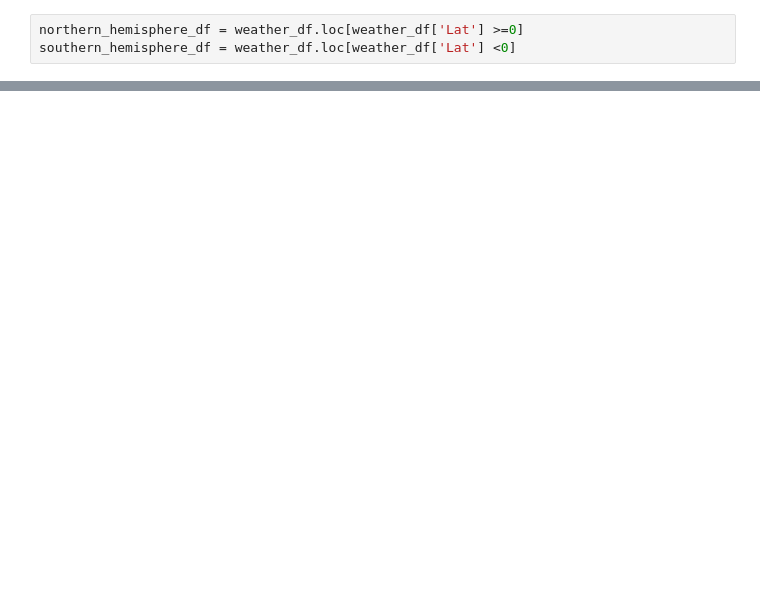
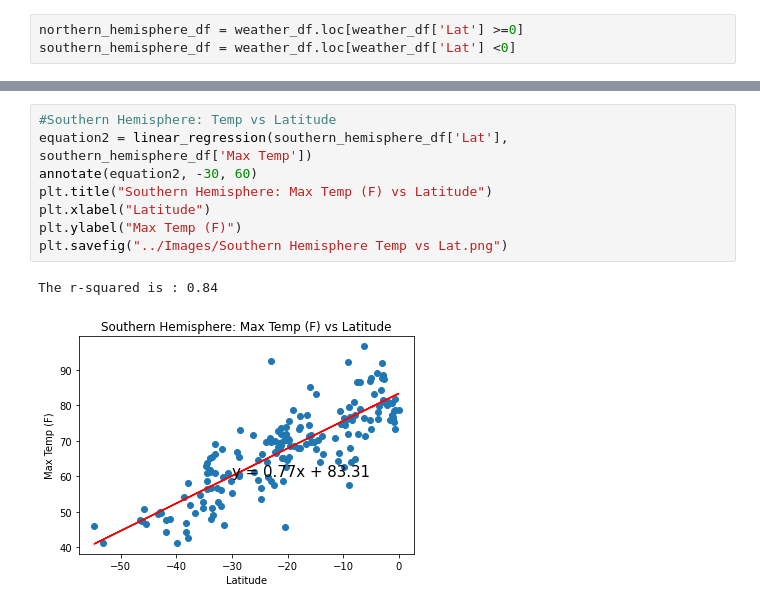
Before and after one commit to Brack1345/python-api-challenge, a Jupyter notebook: WeatherPy/WeatherPy.ipynb, the cells around one changed output, grey strips where cells are left out. Cells and saved outputs as stored; diff of their text form; blank space fills up the shorter version.

```diff
--- a/WeatherPy/WeatherPy.ipynb
+++ b/WeatherPy/WeatherPy.ipynb
@@ -241,0 +267,11 @@ southern_hemisphere_df.head(10)
+# %%
+#Southern Hemisphere: Temp vs Latitude
+equation2 = linear_regression(southern_hemisphere_df['Lat'], southern_hemisphere_df['Max Temp'])
+annotate(equation2, -30, 60)
+plt.title("Southern Hemisphere: Max Temp (F) vs Latitude")
+plt.xlabel("Latitude")
+plt.ylabel("Max Temp (F)")
+plt.savefig("../Images/Southern Hemisphere Temp vs Lat.png")
+# %% [output]
+The r-squared is : 0.84
+[figure, added]
```
Also changed, not shown: parts of 19 cells of this notebook, 12 other files.
